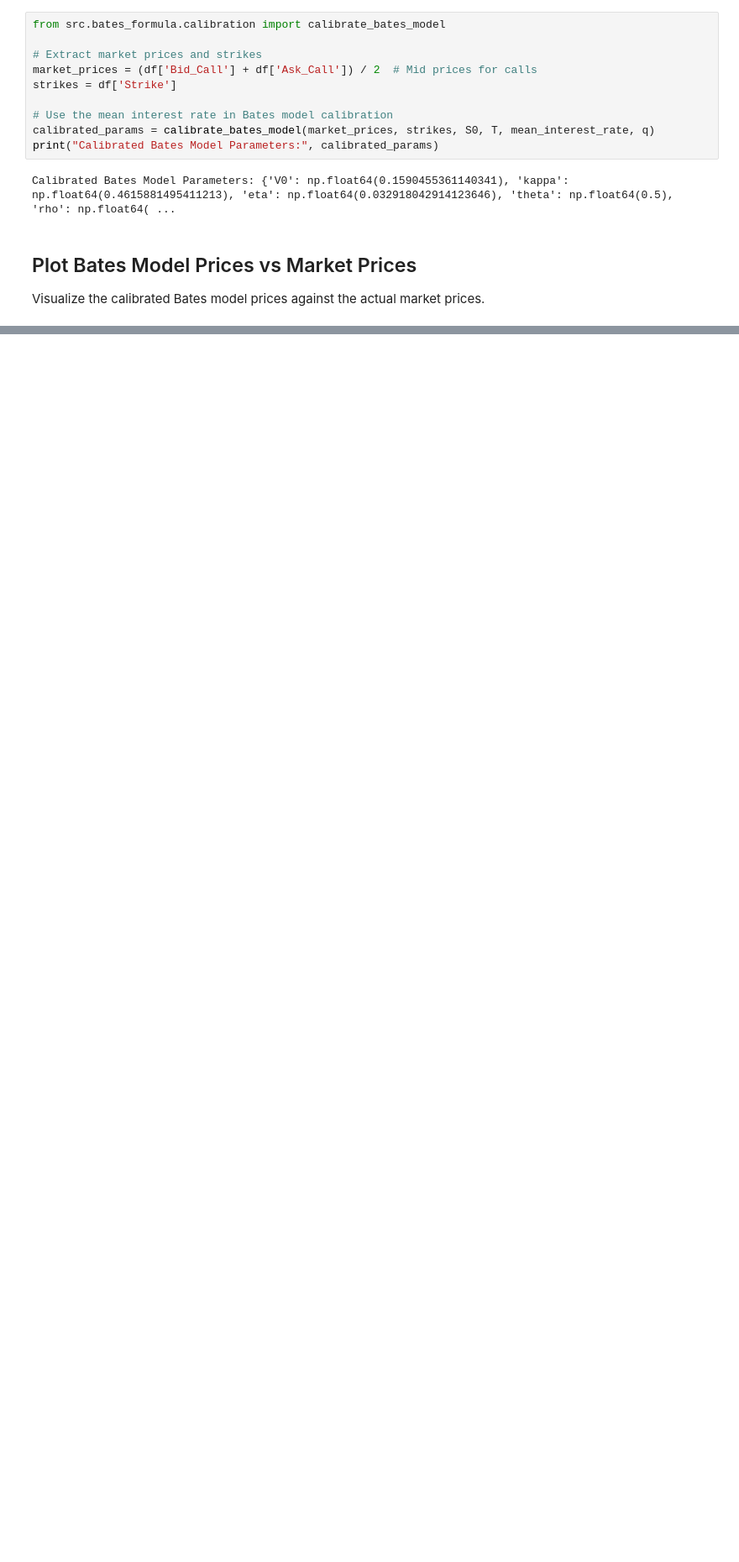
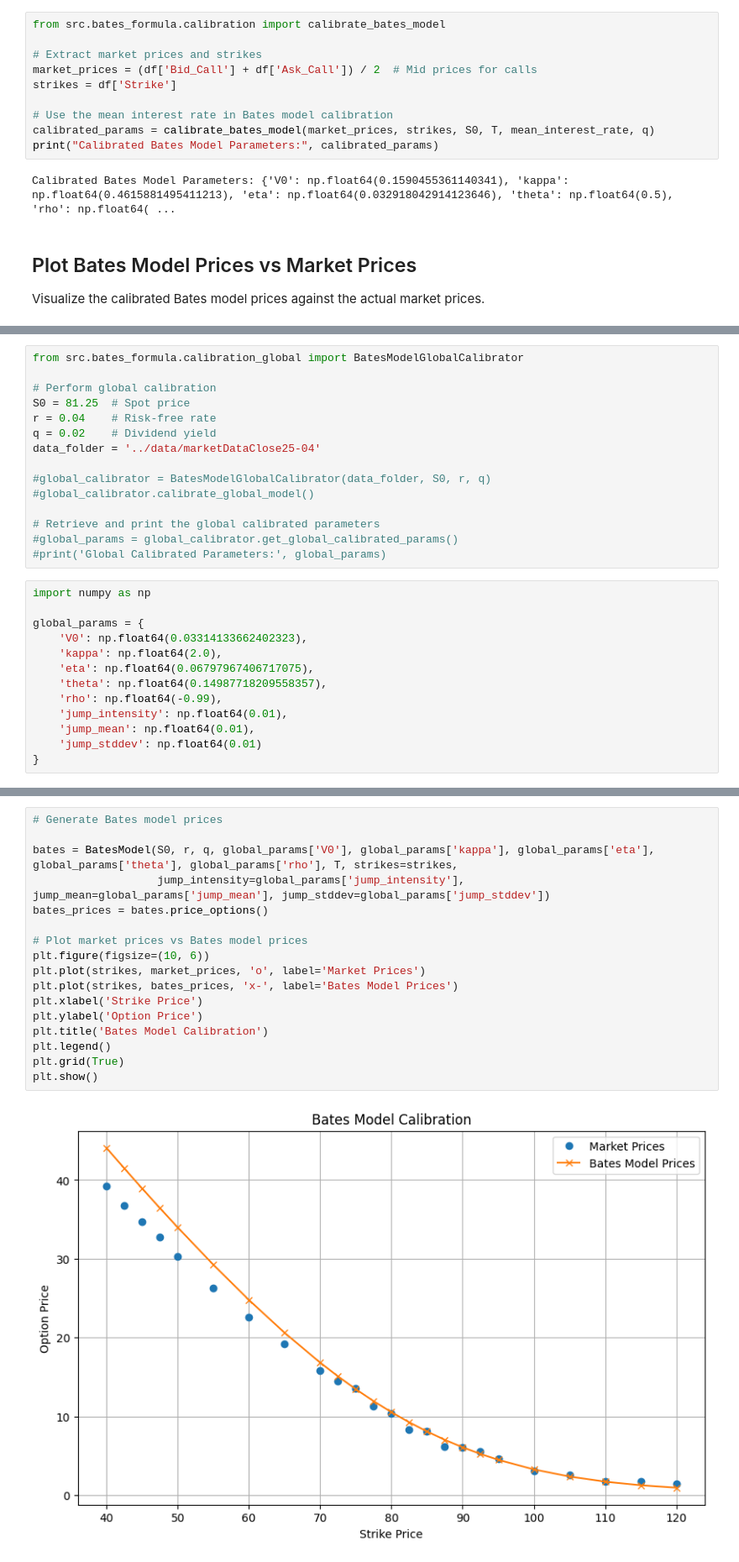
Before and after one commit to MichaelCarloH/bonus-certificate-bates-hedging, a Jupyter notebook: notebooks/bc_pricing.ipynb, the cells around one changed output, grey strips where cells are left out. Shown: that part at 84% size. Saved outputs shown, nothing was run; the diff lists cells and outputs as text; blank space fills up the shorter version.

```diff
--- a/notebooks/bc_pricing.ipynb
+++ b/notebooks/bc_pricing.ipynb
@@ -166,0 +164,28 @@ plt.show()
+# %%
+from src.bates_formula.calibration_global import BatesModelGlobalCalibrator
+
+# Perform global calibration
+S0 = 81.25  # Spot price
+r = 0.04    # Risk-free rate
+q = 0.02    # Dividend yield
+data_folder = '../data/marketDataClose25-04'
+
+#global_calibrator = BatesModelGlobalCalibrator(data_folder, S0, r, q)
+#global_calibrator.calibrate_global_model()
+
+# Retrieve and print the global calibrated parameters
+#global_params = global_calibrator.get_global_calibrated_params()
+#print('Global Calibrated Parameters:', global_params)
+# %%
+import numpy as np
+
+global_params = {
+    'V0': np.float64(0.03314133662402323),
+    'kappa': np.float64(2.0),
+    'eta': np.float64(0.06797967406717075),
+    'theta': np.float64(0.14987718209558357),
+    'rho': np.float64(-0.99),
+    'jump_intensity': np.float64(0.01),
+    'jump_mean': np.float64(0.01),
+    'jump_stddev': np.float64(0.01)
+}
@@ -166,0 +196,19 @@ plt.show()
+# %%
+# Generate Bates model prices
+
+bates = BatesModel(S0, r, q, global_params['V0'], global_params['kappa'], global_params['eta'], global_params['theta'], global_params['rho'], T, strikes=strikes,
+                   jump_intensity=global_params['jump_intensity'], jump_mean=global_params['jump_mean'], jump_stddev=global_params['jump_stddev'])
+bates_prices = bates.price_options()
+
+# Plot market prices vs Bates model prices
+plt.figure(figsize=(10, 6))
+plt.plot(strikes, market_prices, 'o', label='Market Prices')
+plt.plot(strikes, bates_prices, 'x-', label='Bates Model Prices')
+plt.xlabel('Strike Price')
+plt.ylabel('Option Price')
+plt.title('Bates Model Calibration')
+plt.legend()
+plt.grid(True)
+plt.show()
+# %% [output]
+[figure, added]
```
Also changed, not shown: parts of 8 cells of this notebook, 4 other files.
